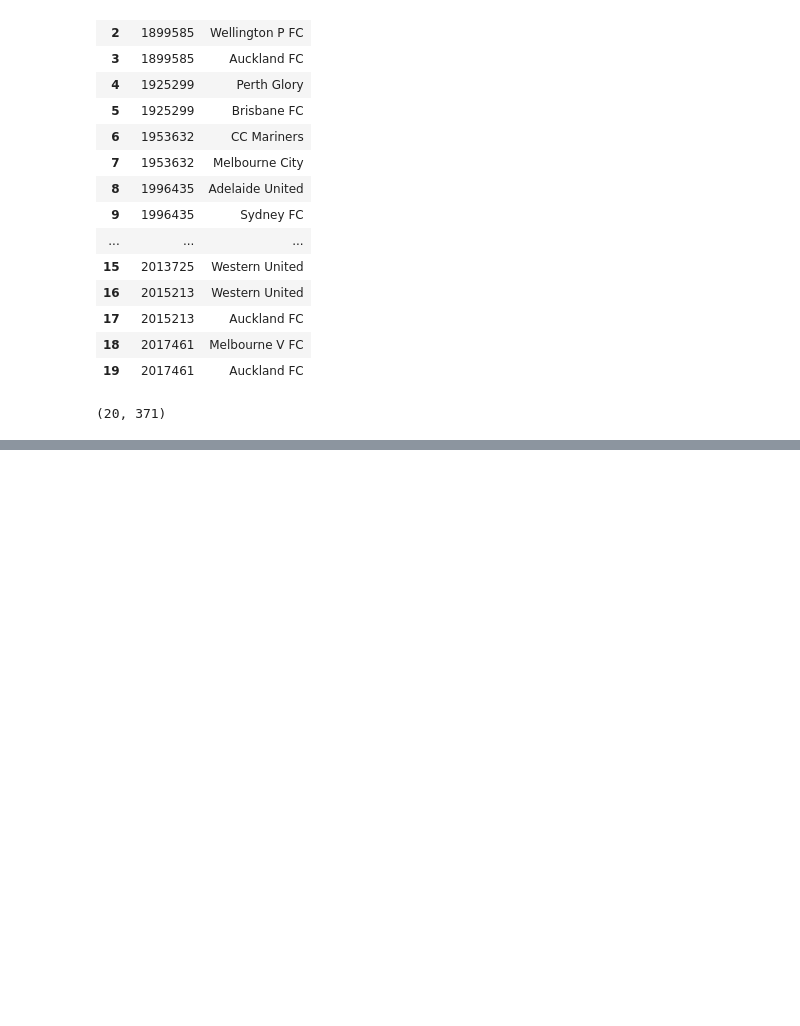
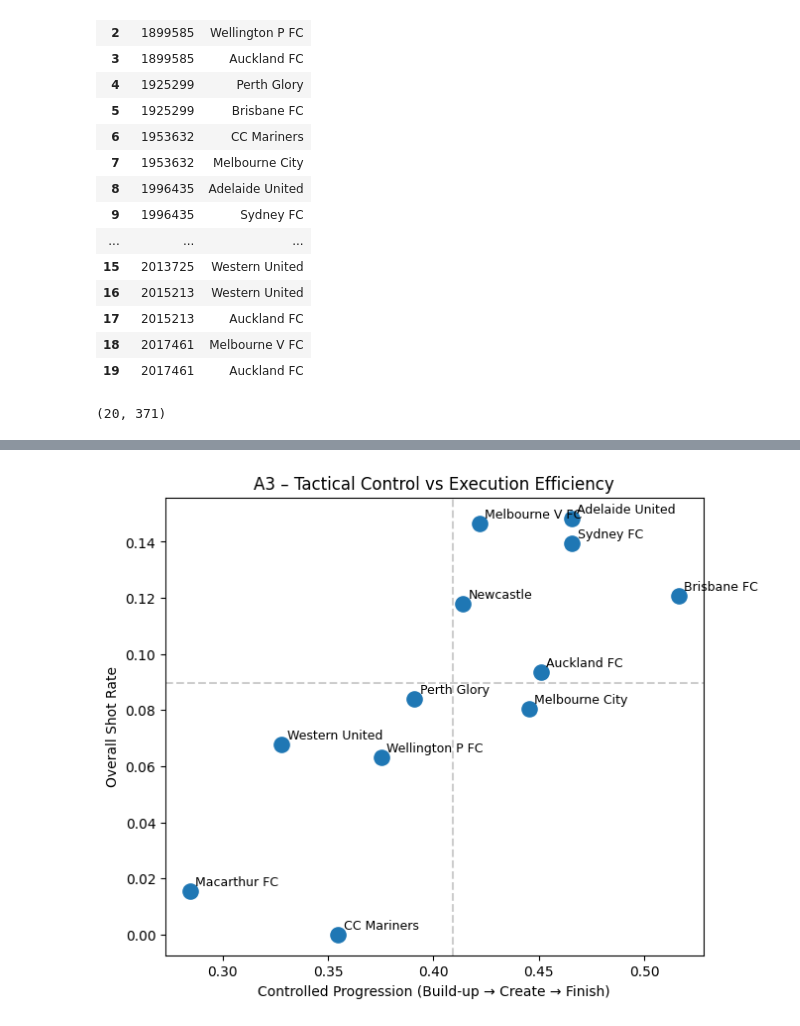
Before and after one commit to KaOs1204/Biomech_Project_2025, a Jupyter notebook: notebooks/01B_multi_match_pop_profiles.ipynb, the cells around one changed output, grey strips where cells are left out. Saved outputs shown, nothing was run; the diff lists cells and outputs as text; code cells hidden in the pictures; blank space fills up the shorter version.

```diff
--- a/notebooks/01B_multi_match_pop_profiles.ipynb
+++ b/notebooks/01B_multi_match_pop_profiles.ipynb
@@ -184,0 +400,12 @@ team_phase_summary
+# %%
+team_a3_df = (
+    all_games_df
+    .groupby("team_name")[[
+        "controlled_progression",
+        "overall_shot_rate_all_phases"
+    ]]
+    .mean()
+    .reset_index()
+)
+
+team_a3_df
@@ -184,0 +426,27 @@ team_phase_summary
+# %%
+fig, ax = plt.subplots(figsize=(7, 6))
+
+x = team_a3_df["controlled_progression"]
+y = team_a3_df["overall_shot_rate_all_phases"]
+
+ax.scatter(x, y, s=120)
+
+for i in range(len(team_a3_df)):
+    ax.annotate(
+        team_a3_df["team_name"].iloc[i],
+        (x.iloc[i], y.iloc[i]),
+        fontsize=9,
+        xytext=(4, 4),
+        textcoords="offset points"
+    )
+
+ax.set_xlabel("Controlled Progression (Build-up → Create → Finish)")
+ax.set_ylabel("Overall Shot Rate")
+ax.set_title("A3 – Tactical Control vs Execution Efficiency")
+
+ax.axhline(y.mean(), color="grey", linestyle="--", alpha=0.4)
+ax.axvline(x.mean(), color="grey", linestyle="--", alpha=0.4)
+
+plt.show()
+# %% [output]
+[figure, added]
```
Also changed, not shown: parts of 15 cells of this notebook.
